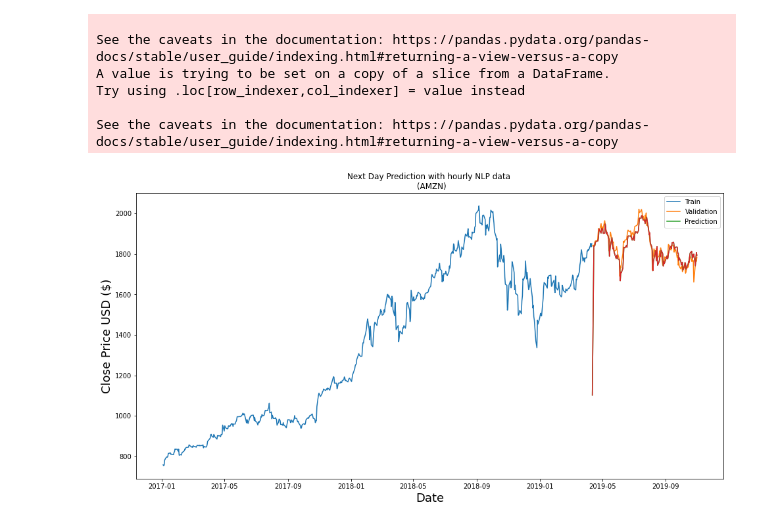
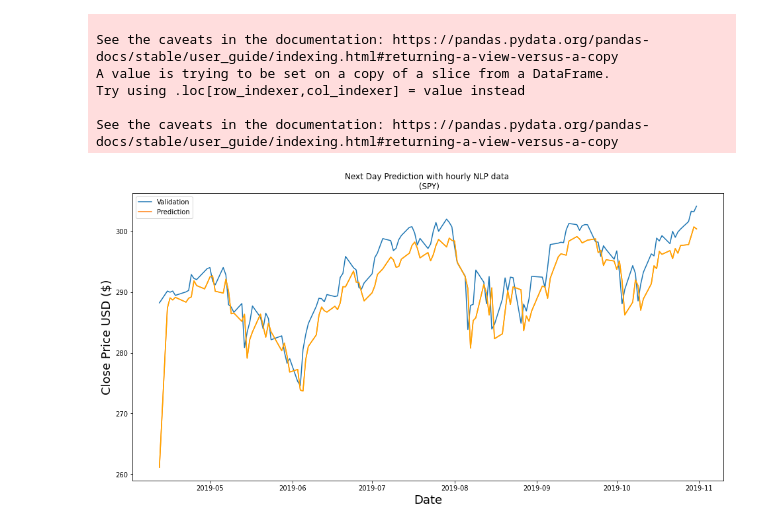
Before and after one commit to alik604/WallStreetBets_LSTM, a Jupyter notebook: hourly_date_day_prediction.ipynb, the cells around one changed output. Saved outputs shown, nothing was run; the diff lists cells and outputs as text; code cells hidden in the pictures.

```diff
--- a/hourly_date_day_prediction.ipynb
+++ b/hourly_date_day_prediction.ipynb
@@ -49,7 +49,7 @@ print(len(opening_dataset))
 training_data_len = math.ceil(len(dataset) * 0.8)
 training_data_len
 hours = data.filter(['created_utc'])
-hours = opening_hour['created_utc']
+hours = hours['created_utc']
 print(training_data_len)
 
 # adjust training length to the end of a day since it may fall in the middle of a day
@@ -152,8 +152,14 @@ model = Sequential()
 
 # Add layers , input shape expected is (number of timesteps, number of features)
 model.add(LSTM(75, return_sequences=True, input_shape=(x_train.shape[1], 33)))
+model.add(Dropout(0.2))
+
 model.add(LSTM(50, return_sequences=False))
+model.add(Dropout(0.2))
+
 model.add(Dense(25))
+model.add(Dropout(0.2))
+
 model.add(Dense(5))
 # %%
 # Compile Model
@@ -323,25 +313,25 @@ See the caveats in the documentation: https://pandas.pydata.org/pandas-docs/stab
 # %%
 # Visualize data
 plt.figure(figsize=(16,8))
-plt.title('Next Day Prediction with hourly NLP data \n (AMZN)')
+plt.title('Next Day Prediction with hourly NLP data \n (SPY)')
 plt.xlabel('Date', fontsize=18)
 plt.ylabel('Close Price USD ($)', fontsize=18)
 # plt.plot(appleTest)
 # plt.plot(appleValid)
 # plt.plot(appleValid['Predictions'])
-plt.plot(amazonTest)
-plt.plot(amazonValid)
-plt.plot(amazonValid['Predictions'])
+# plt.plot(amazonTest)
+# plt.plot(amazonValid)
+# plt.plot(amazonValid['Predictions'])
 # plt.plot(boeTest)
 # plt.plot(boeValid)
 # plt.plot(boeValid['Predictions'])
 # plt.plot(spyTest)
-# plt.plot(spyValid )
-# plt.plot(spyValid['Predictions'], color='green')
+plt.plot(spyValid)
+plt.plot(spyValid['Predictions'], color='orange')
 # plt.plot(teslaTest)
 # plt.plot(teslaValid)
 # plt.plot(teslaValid['Predictions'])
-plt.legend(['Train', 'Validation', 'Prediction'])
+plt.legend([ 'Validation', 'Prediction'])
 plt.show()
 # %% [output]
-[figure, old version]
+[figure, new version]
```
Also changed, not shown: parts of 21 cells of this notebook.
